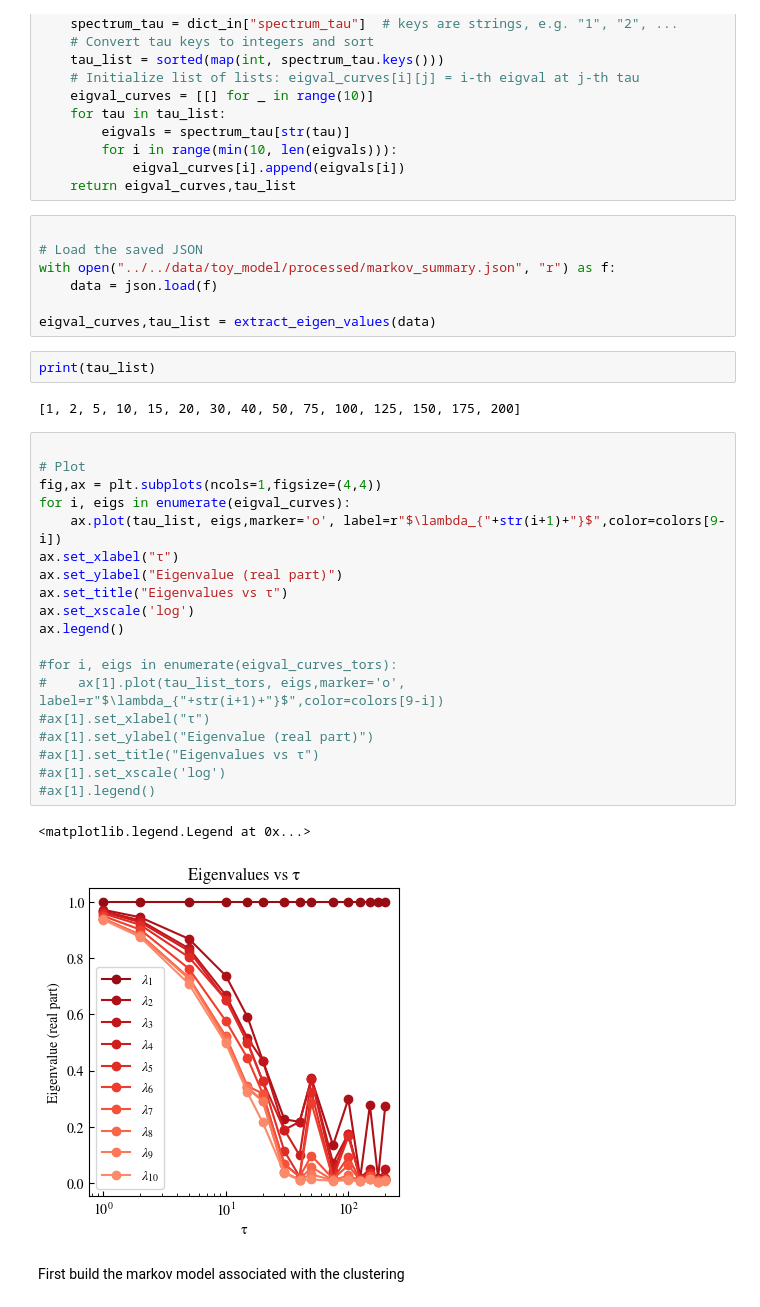
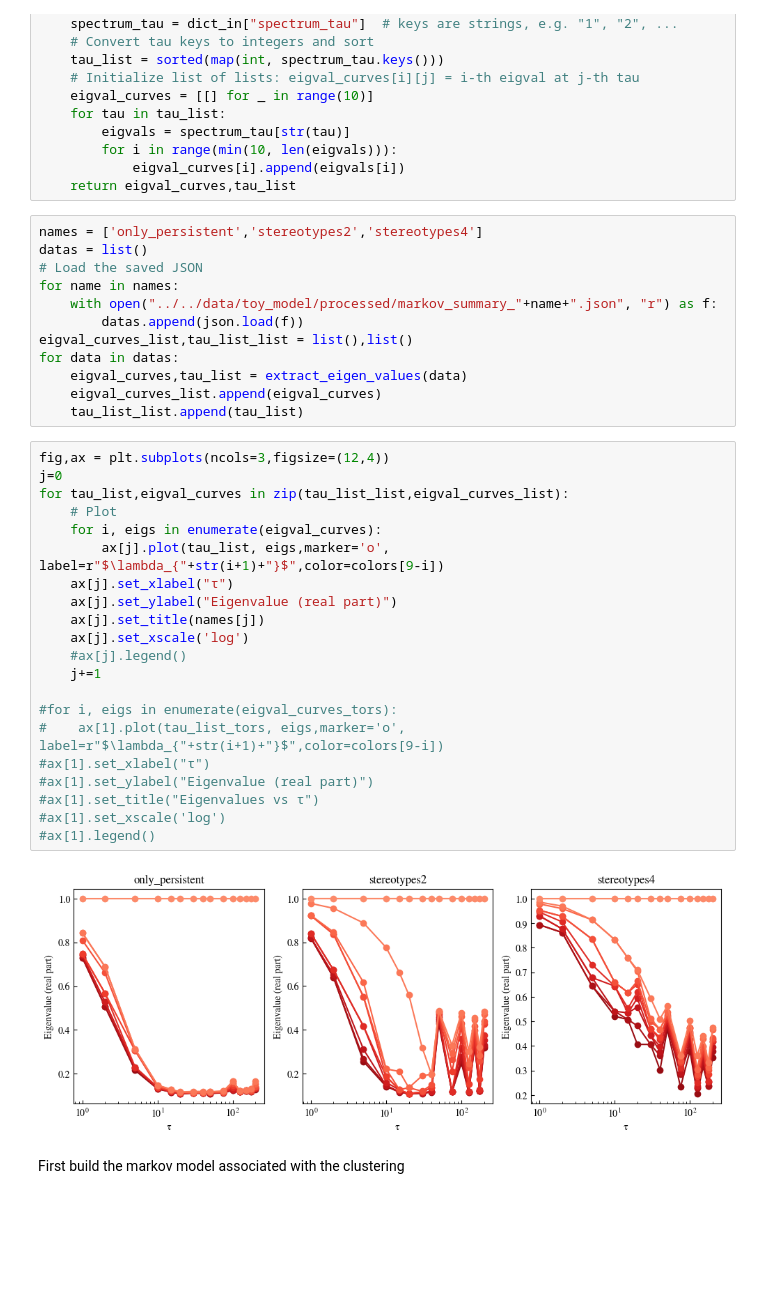
Before and after one commit to HugoLeRoy94/ClusterAnalysis, a Jupyter notebook: notebooks/toy_model/03_markovian_analysis.ipynb, the cells around one changed output. Cells and saved outputs as stored; diff of their text form; blank space fills up the shorter version.

```diff
--- a/notebooks/toy_model/03_markovian_analysis.ipynb
+++ b/notebooks/toy_model/03_markovian_analysis.ipynb
@@ -36,38 +36,40 @@ def extract_eigen_values(dict_in):
             eigval_curves[i].append(eigvals[i])
     return eigval_curves,tau_list
 # %%
-
+names = ['only_persistent','stereotypes2','stereotypes4']
+datas = list()
 # Load the saved JSON
-with open("../../data/toy_model/processed/markov_summary.json", "r") as f:
-    data = json.load(f)
-
-eigval_curves,tau_list = extract_eigen_values(data)
+for name in names:
+    with open("../../data/toy_model/processed/markov_summary_"+name+".json", "r") as f:
+        datas.append(json.load(f))
+eigval_curves_list,tau_list_list = list(),list()
+for data in datas:
+    eigval_curves,tau_list = extract_eigen_values(data)
+    eigval_curves_list.append(eigval_curves)
+    tau_list_list.append(tau_list)
-# %%
-print(tau_list)
-# %% [output]
-[1, 2, 5, 10, 15, 20, 30, 40, 50, 75, 100, 125, 150, 175, 200]
 # %%
-
-# Plot
-fig,ax = plt.subplots(ncols=1,figsize=(4,4))
-for i, eigs in enumerate(eigval_curves):
-    ax.plot(tau_list, eigs,marker='o', label=r"$\lambda_{"+str(i+1)+"}$",color=colors[9-i])
-ax.set_xlabel("τ")
-ax.set_ylabel("Eigenvalue (real part)")
-ax.set_title("Eigenvalues vs τ")
-ax.set_xscale('log')
-ax.legend()
+fig,ax = plt.subplots(ncols=3,figsize=(12,4))
+j=0
+for tau_list,eigval_curves in zip(tau_list_list,eigval_curves_list):
+    # Plot
+    for i, eigs in enumerate(eigval_curves):
+        ax[j].plot(tau_list, eigs,marker='o', label=r"$\lambda_{"+str(i+1)+"}$",color=colors[9-i])
+    ax[j].set_xlabel("τ")
+    ax[j].set_ylabel("Eigenvalue (real part)")
+    ax[j].set_title(names[j])
+    ax[j].set_xscale('log')
+    #ax[j].legend()
+    j+=1
 
 #for i, eigs in enumerate(eigval_curves_tors):
 #    ax[1].plot(tau_list_tors, eigs,marker='o', label=r"$\lambda_{"+str(i+1)+"}$",color=colors[9-i])
 #ax[1].set_xlabel("τ")
 #ax[1].set_ylabel("Eigenvalue (real part)")
 #ax[1].set_title("Eigenvalues vs τ")
 #ax[1].set_xscale('log')
 #ax[1].legend()
 # %% [output]
-<matplotlib.legend.Legend at 0x...>
-[figure, old version]
+[figure, new version]
 # %% [markdown]
 First build the markov model associated with the clustering
 # %%
```
Also changed, not shown: parts of 14 cells of this notebook, 2 other files.
